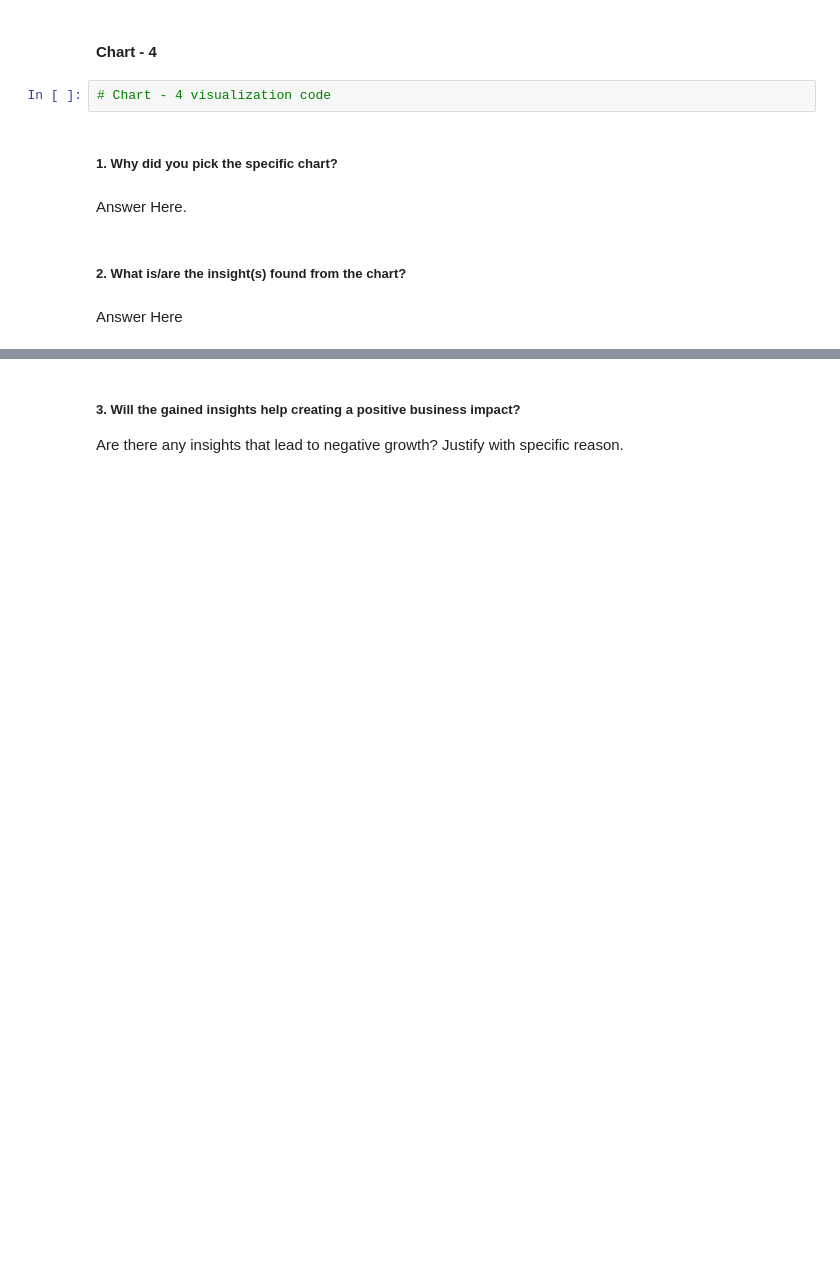
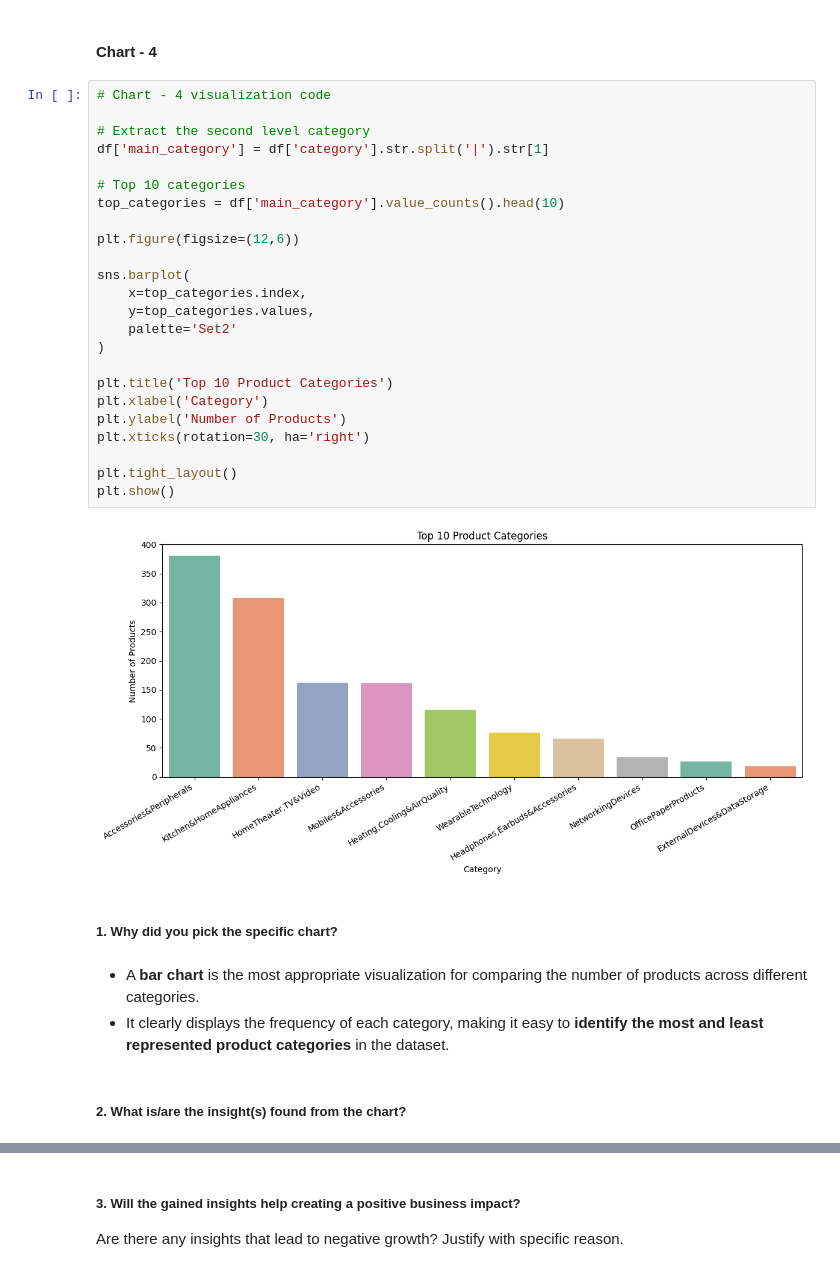
Before and after one commit to Sneha8126/ML---Unsupervised-Learning-Project, a Jupyter notebook: Sneha_copy_of_Sample_ML_Submission_Clustering_Template.ipynb, the cells around one changed output, grey strips where cells are left out. Cells and saved outputs as stored; diff of their text form; blank space fills up the shorter version.

Commit message:
Added Chart-4

```diff
--- a/Sneha_copy_of_Sample_ML_Submission_Clustering_Template.ipynb
+++ b/Sneha_copy_of_Sample_ML_Submission_Clustering_Template.ipynb
@@ -495,13 +495,36 @@ Are there any insights that lead to negative growth? Justify with specific reaso
 * A few products have comparatively lower ratings, which may indicate issues related to product quality or customer satisfaction. If these issues are not addressed, they could lead to negative reviews, reduced customer trust, and lower future sales. Businesses should analyze customer feedback for these products and take corrective actions to improve their quality and overall customer experience.
 # %% [markdown]
 #### Chart - 4
-# %%
-# Chart - 4 visualization code
+# %%
+# Chart - 4 visualization code
+
+# Extract the second level category
+df['main_category'] = df['category'].str.split('|').str[1]
+
+# Top 10 categories
+top_categories = df['main_category'].value_counts().head(10)
+
+plt.figure(figsize=(12,6))
+
+sns.barplot(
+    x=top_categories.index,
+    y=top_categories.values,
+    palette='Set2'
+)
+
+plt.title('Top 10 Product Categories')
+plt.xlabel('Category')
+plt.ylabel('Number of Products')
+plt.xticks(rotation=30, ha='right')
+
+plt.tight_layout()
+plt.show()
+# %% [output]
+[figure, added]
 # %% [markdown]
 ##### 1. Why did you pick the specific chart?
-# %% [markdown]
-Answer Here.
+# %% [markdown]
+* A **bar chart** is the most appropriate visualization for comparing the number of products across different categories.
+*  It clearly displays the frequency of each category, making it easy to **identify the most and least represented product categories** in the dataset.
 # %% [markdown]
 ##### 2. What is/are the insight(s) found from the chart?
-# %% [markdown]
-Answer Here
```
Also changed, not shown: parts of 3 cells of this notebook.
